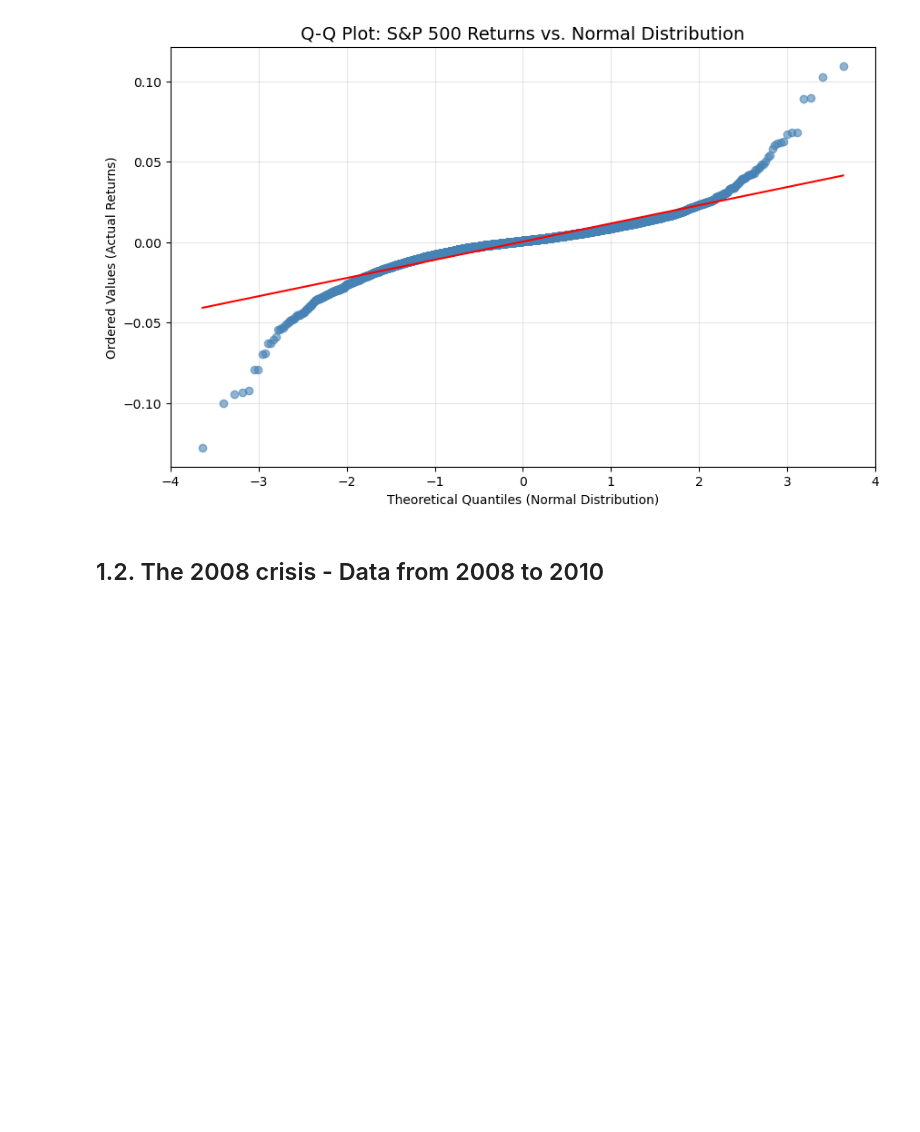
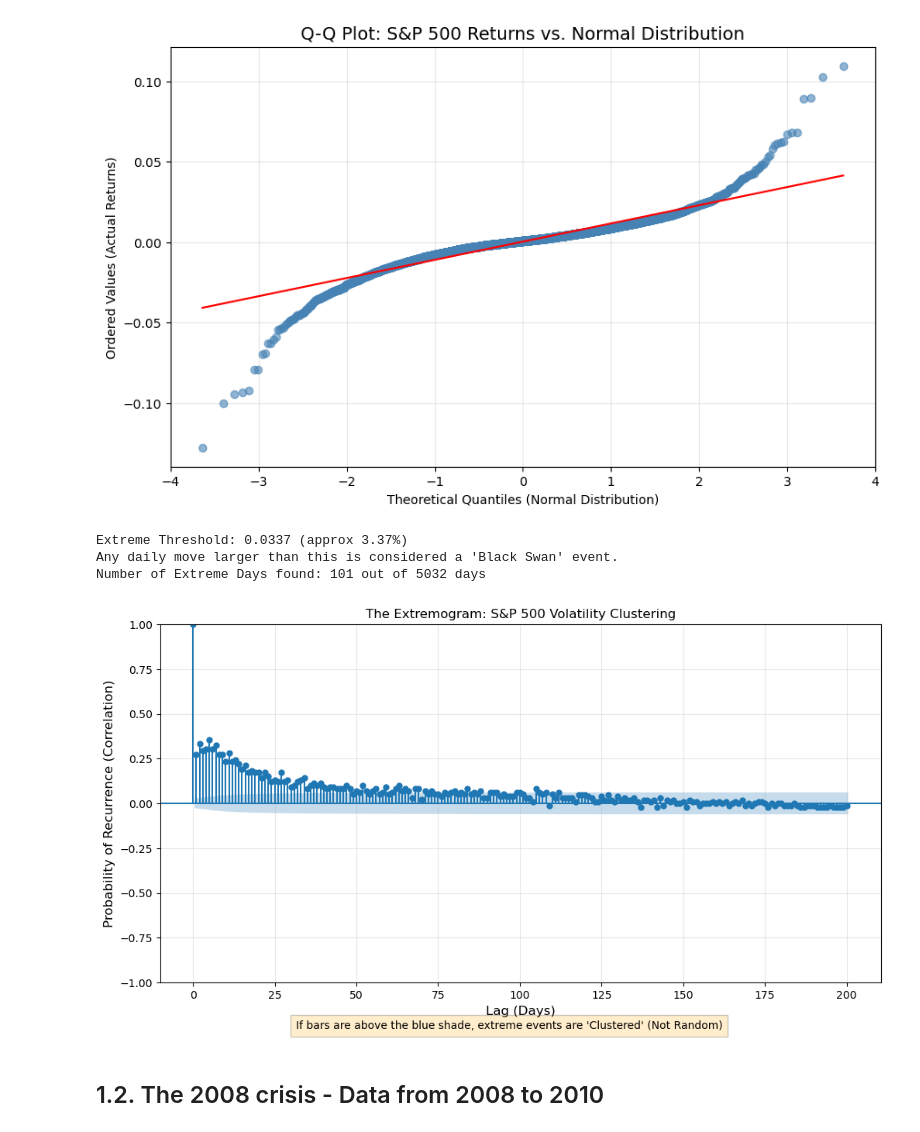
Before and after one commit to gerry-obrien/Forecasting-Black-Swans---DSBA25, a Jupyter notebook: Forecasting_BlackSwans_Project.ipynb, the cells around one changed output. Drawn from its saved outputs; the diff is of its cells as text; code cells hidden in the pictures; blank space fills up the shorter version.

Commit message:
Loading the datas and the data exploration part (Histograms, Q-Q Plot and Extremogram) for the whole timeperiod, and for Covid and 2008 crisis to show that the data isn't normally distributed.

```diff
--- a/Forecasting_BlackSwans_Project.ipynb
+++ b/Forecasting_BlackSwans_Project.ipynb
@@ -113,6 +131,62 @@ ax.get_lines()[0].set_alpha(0.6)
 plt.show()
 # %% [output]
 [figure]
+# %%
+from statsmodels.graphics.tsaplots import plot_acf
+
+# ==========================================
+# STEP 1: Define "Extreme" (The Setup)
+# ==========================================
+
+# We take the Absolute Value because volatility is about magnitude.
+# A +5% jump is just as "extreme" and destabilizing as a -5% crash.
+abs_returns = data["Return"].abs()
+
+# We set the Threshold at the 98th percentile (Top 2% of most volatile days)
+# This is a standard choice in the literature (Reference: Davis & Mikosch).
+threshold = abs_returns.quantile(0.98)
+
+print(f"Extreme Threshold: {threshold:.4f} (approx {threshold*100:.2f}%)")
+print(f"Any daily move larger than this is considered a 'Black Swan' event.")
+
+# ==========================================
+# STEP 2: Create the "Hit Sequence"
+# ==========================================
+
+# Convert returns to a binary series:
+# 1 = Extreme Event (The return exceeded the threshold)
+# 0 = Normal Day
+extreme_hits = (abs_returns > threshold).astype(int)
+
+# Check how many extremes we found
+print(f"Number of Extreme Days found: {extreme_hits.sum()} out of {len(extreme_hits)} days")
+
+# ==========================================
+# STEP 3: Plot the Extremogram
+# ==========================================
+
+plt.figure(figsize=(12, 6))
+
+# We use the Autocorrelation Function (ACF) on the binary data.
+# lags=50: We look at the relationship over the next 50 days.
+# alpha=0.05: Draws the 95% confidence interval (the blue shaded region).
+plot_acf(extreme_hits, lags=200, alpha=0.05, title="The Extremogram: S&P 500 Volatility Clustering", ax=plt.gca())
+
+# Formatting for the report
+plt.xlabel("Lag (Days)", fontsize=12)
+plt.ylabel("Probability of Recurrence (Correlation)", fontsize=12)
+plt.grid(True, alpha=0.3)
+
+# Add a note explaining the graph directly on the plot
+plt.figtext(0.5, 0.01, "If bars are above the blue shade, extreme events are 'Clustered' (Not Random)",
+            ha="center", fontsize=10, bbox={"facecolor":"orange", "alpha":0.2, "pad":5})
+
+plt.show()
+# %% [output]
+Extreme Threshold: 0.0337 (approx 3.37%)
+Any daily move larger than this is considered a 'Black Swan' event.
+Number of Extreme Days found: 101 out of 5032 days
+[figure, added]
 # %% [markdown]
 ## 1.2. The 2008 crisis - Data from 2008 to 2010
 # %%
```
Also changed, not shown: parts of 3 cells of this notebook.
